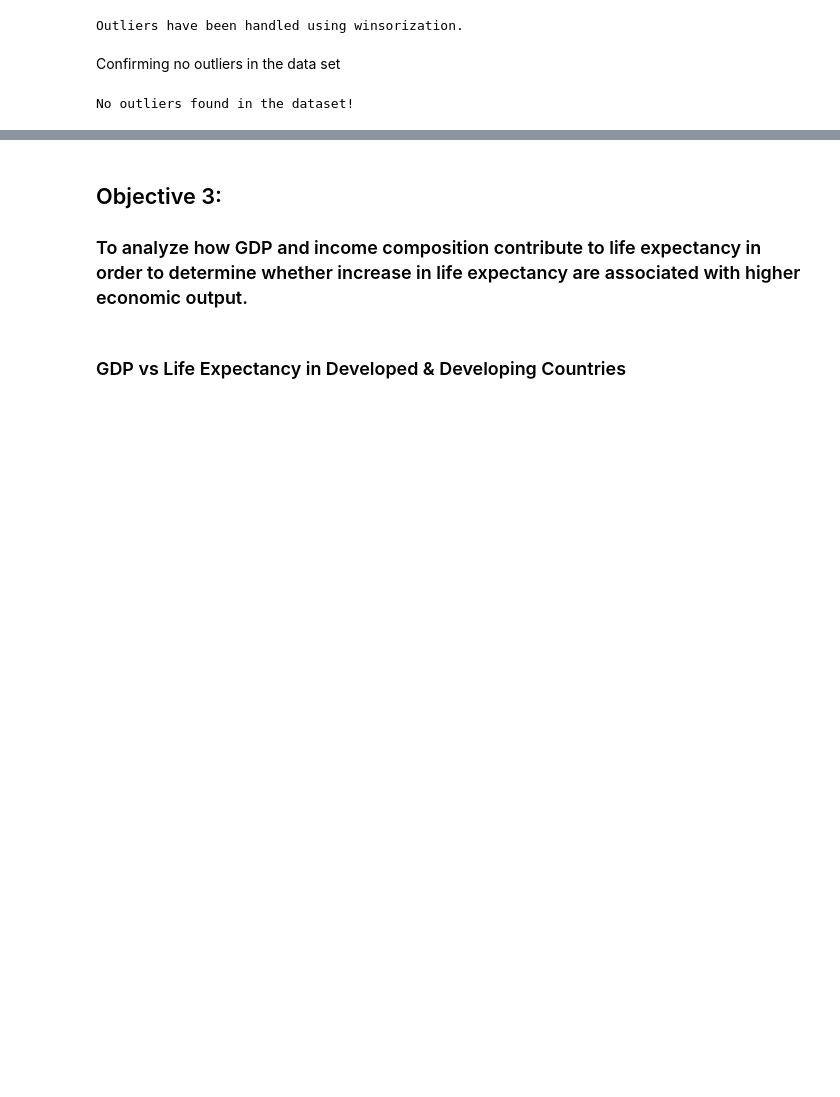
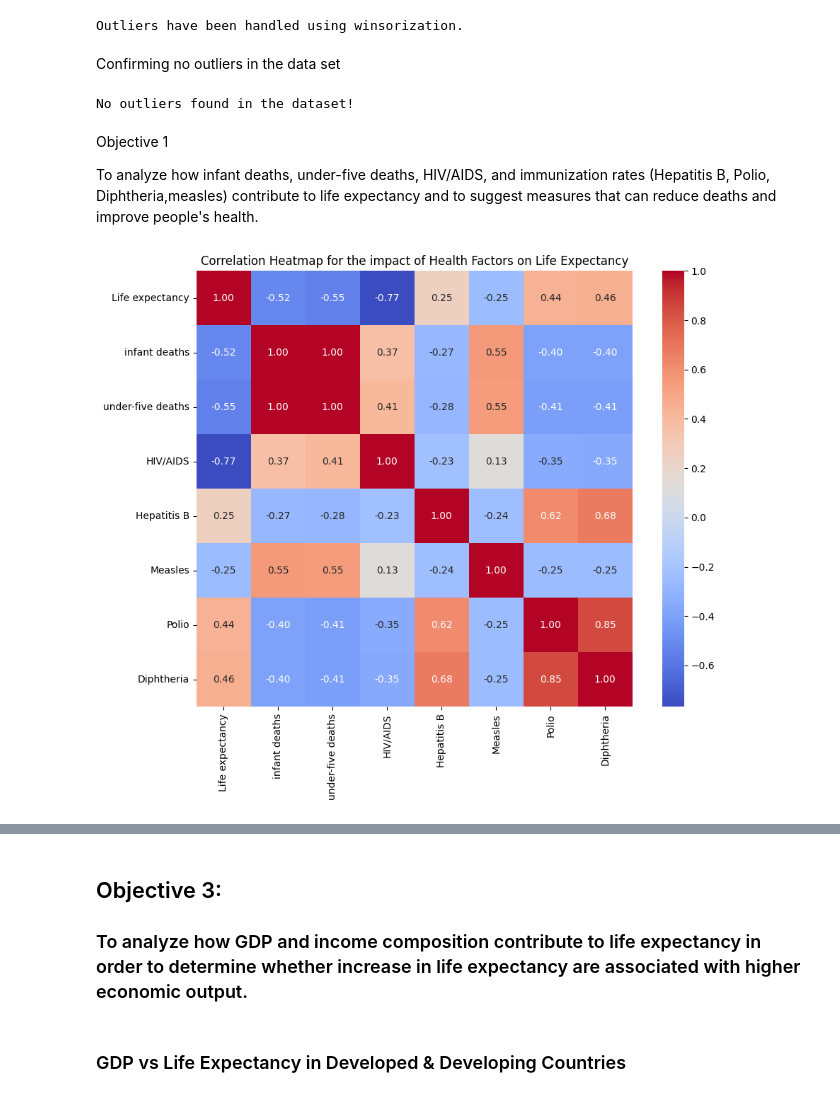
Before and after one commit to DavidMakwetta/G-A_Life_Expectancy, a Jupyter notebook: life_expectancy.ipynb, the cells around one changed output, grey strips where cells are left out. Cells and saved outputs as stored; diff of their text form; code cells hidden in the pictures; blank space fills up the shorter version.

Commit message:
Objective 1

```diff
--- a/life_expectancy.ipynb
+++ b/life_expectancy.ipynb
@@ -268,3 +268,31 @@ def check_outliers(data, columns):
 check_outliers(df, numeric_cols)
 # %% [output]
 No outliers found in the dataset!
+# %% [markdown]
+Objective 1
+
+ To analyze how infant deaths, under-five deaths, HIV/AIDS, and immunization rates (Hepatitis B, Polio, Diphtheria,measles) contribute to life expectancy and to suggest measures that can reduce deaths and improve people's health.
+# %%
+# Clean column names (remove leading/trailing spaces)
+df.columns = df.columns.str.strip()
+
+# Select relevant columns based on your objective
+relevant_columns = [
+    'Life expectancy', 'infant deaths', 'under-five deaths',
+    'HIV/AIDS', 'Hepatitis B', 'Measles', 'Polio', 'Diphtheria'
+]
+
+# Drop rows with missing values in the selected columns
+df_corr = df[relevant_columns].dropna()
+
+# Compute correlation matrix
+correlation_matrix = df_corr.corr()
+
+# Plot the heatmap
+plt.figure(figsize=(10, 8))
+sns.heatmap(correlation_matrix, annot=True, cmap='coolwarm', fmt=".2f", square=True)
+plt.title("Correlation Heatmap for the impact of Health Factors on Life Expectancy")
+plt.tight_layout()
+plt.show()
+# %% [output]
+[figure, added]
```
Also changed, not shown: parts of 2 cells of this notebook.
